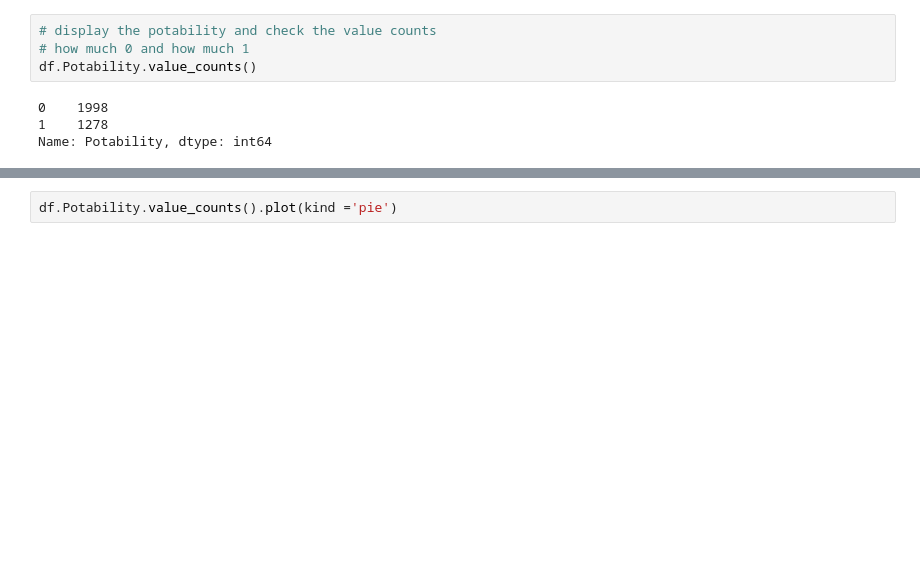
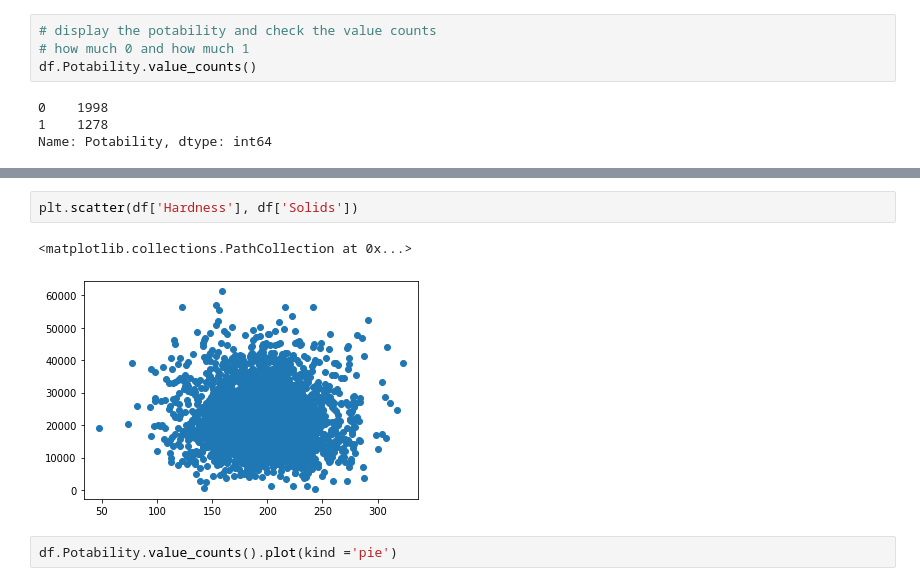
Before and after one commit to QuaziSamiha/Water_Quality_Prediction, a Jupyter notebook: Water Quality Prediction.ipynb, the cells around one changed output, grey strips where cells are left out. Saved outputs shown, nothing was run; the diff lists cells and outputs as text; blank space fills up the shorter version.

```diff
--- a/Water Quality Prediction.ipynb
+++ b/Water Quality Prediction.ipynb
@@ -100,3 +108,8 @@ Name: Potability, dtype: int64
+# %%
+plt.scatter(df['Hardness'], df['Solids'])
+# %% [output]
+<matplotlib.collections.PathCollection at 0x...>
+[figure, added]
 # %%
 df.Potability.value_counts().plot(kind ='pie')
 # %% [output]
```
Also changed, not shown: parts of 4 cells of this notebook, 5 other files.
